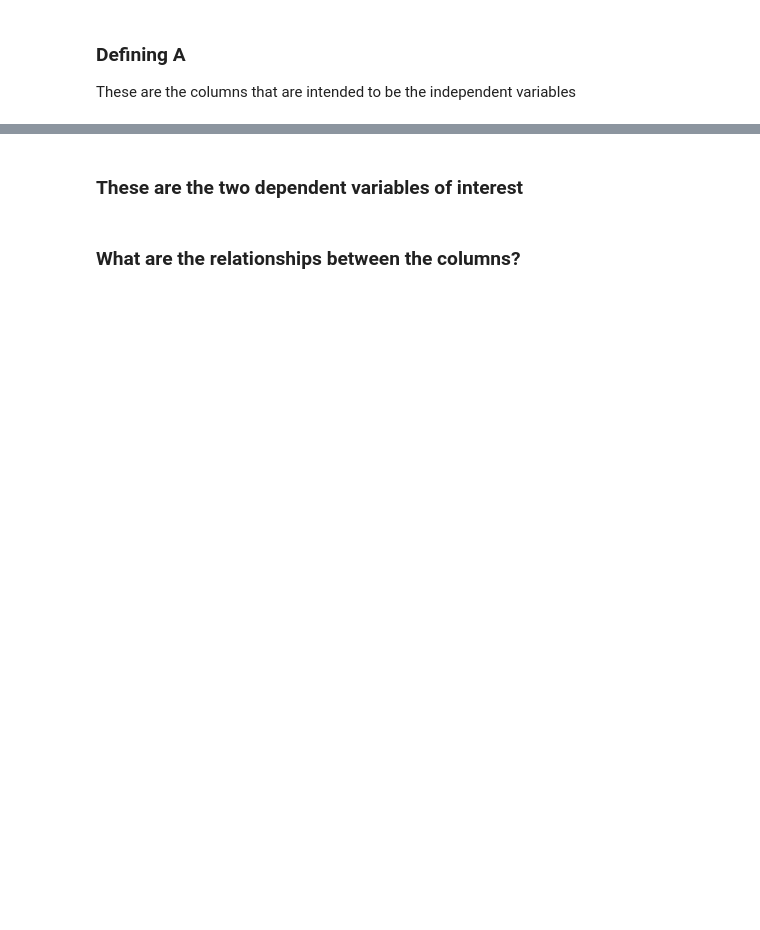
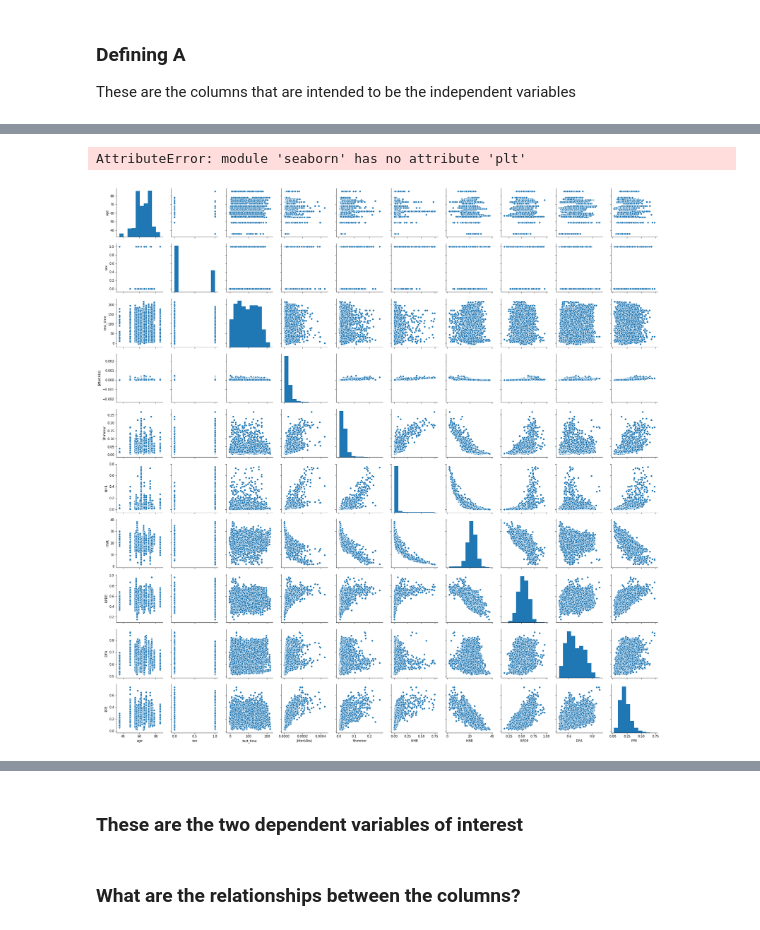
Before and after one commit to mdsung/decart_linear_algebra_2019, a Jupyter notebook: day4/Parkinsons.ipynb, the cells around one changed output, grey strips where cells are left out. Drawn from its saved outputs; the diff is of its cells as text; code cells hidden in the pictures; blank space fills up the shorter version.

```diff
--- a/day4/Parkinsons.ipynb
+++ b/day4/Parkinsons.ipynb
@@ -19,8 +39,11 @@ data.columns
 
 These are the columns that are intended to be the independent variables
 # %%
-A_columns = ['Jitter(%)', 'Jitter(Abs)', 'Jitter:RAP', 'Jitter:PPQ5', 'Jitter:DDP',
-       'Shimmer', 'Shimmer(dB)', 'Shimmer:APQ3', 'Shimmer:APQ5',
-       'Shimmer:APQ11', 'Shimmer:DDA', 'NHR', 'HNR', 'RPDE', 'DFA', 'PPE']
+#A_columns = ['Jitter(%)', 'Jitter(Abs)', 'Jitter:RAP', 'Jitter:PPQ5', 'Jitter:DDP',
+#       'Shimmer', 'Shimmer(dB)', 'Shimmer:APQ3', 'Shimmer:APQ5',
+#       'Shimmer:APQ11', 'Shimmer:DDA', 'NHR', 'HNR', 'RPDE', 'DFA', 'PPE']
+
+A_columns = ['age', 'sex','test_time','Jitter(Abs)', 'Shimmer','NHR', 'HNR', 'RPDE', 'DFA', 'PPE']
+
 width = max([len(c) for c in A_columns])
 width
@@ -29,2 +66,13 @@ a = data[A_columns]
+# %%
+# library & dataset
+import seaborn as sns
+import matplotlib.pyplot as plt
+
+# Basic correlogram
+sns.pairplot(a)
+sns.plt.show()
+# %% [output]
+AttributeError: module 'seaborn' has no attribute 'plt'
+[figure, added]
 # %%
 A = np.matrix(data[A_columns].to_numpy())
```
Also changed, not shown: parts of 15 cells of this notebook, 30 other files.
